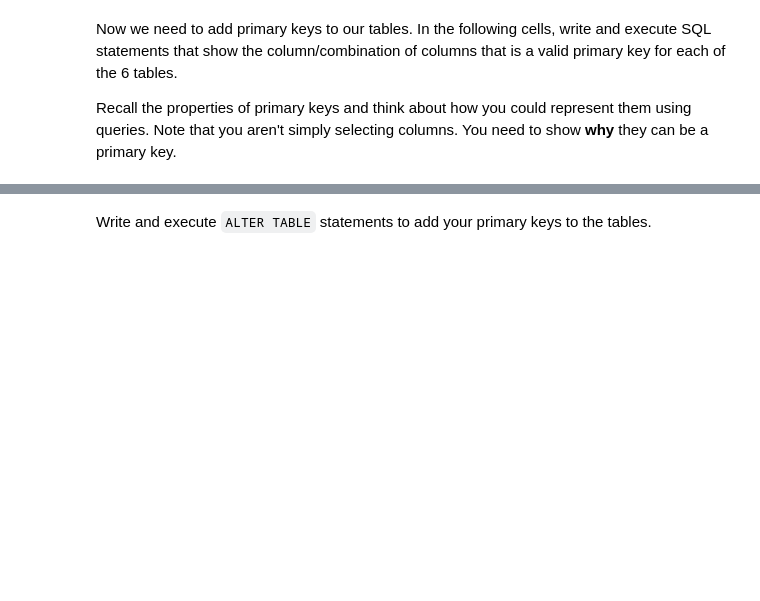
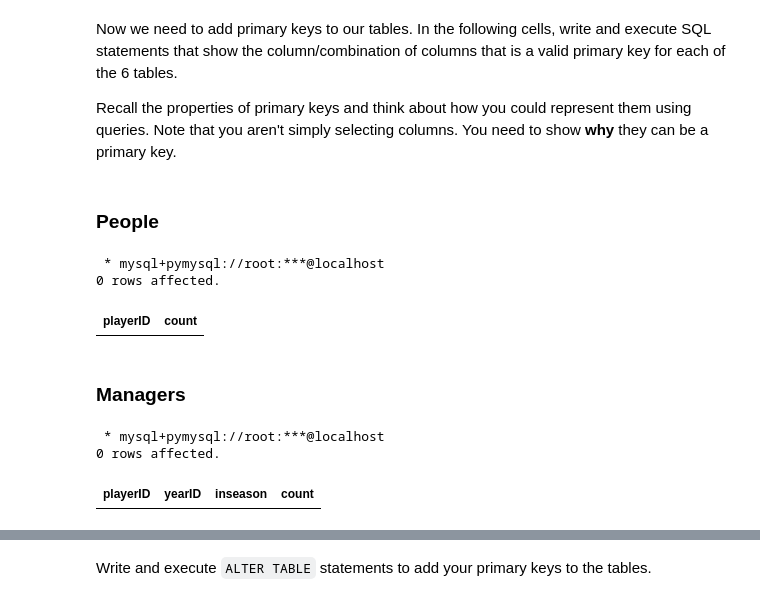
Before and after one commit to YuanxiLi-0303/Intro-to-Databases-F23, a Jupyter notebook: HomeworkAssignments/HW1-Part2-Nonprogramming/F23-W4111-HW1-P2-NP.ipynb, the cells around one changed output, grey strips where cells are left out. Cells and saved outputs as stored; diff of their text form; code cells hidden in the pictures; blank space fills up the shorter version.

```diff
--- a/HomeworkAssignments/HW1-Part2-Nonprogramming/F23-W4111-HW1-P2-NP.ipynb
+++ b/HomeworkAssignments/HW1-Part2-Nonprogramming/F23-W4111-HW1-P2-NP.ipynb
@@ -500,0 +579,24 @@ Recall the properties of primary keys and think about how you could represent th
+# %% [markdown]
+### People
+# %%
+%%sql
+select playerID, count(*) as count
+from People group by 1
+            having count>1
+            order by 1;
+# %% [output]
+ * mysql+pymysql://root:***@localhost
+0 rows affected.
+| playerID | count |
+# %% [markdown]
+### Managers
+# %%
+%%sql
+select playerID, yearID, inseason, count(*) as count
+from Managers group by 1,2,3
+            having count>1
+            order by 1,2,3;
+# %% [output]
+ * mysql+pymysql://root:***@localhost
+0 rows affected.
+| playerID | yearID | inseason | count |
```
Also changed, not shown: parts of 38 cells of this notebook.
